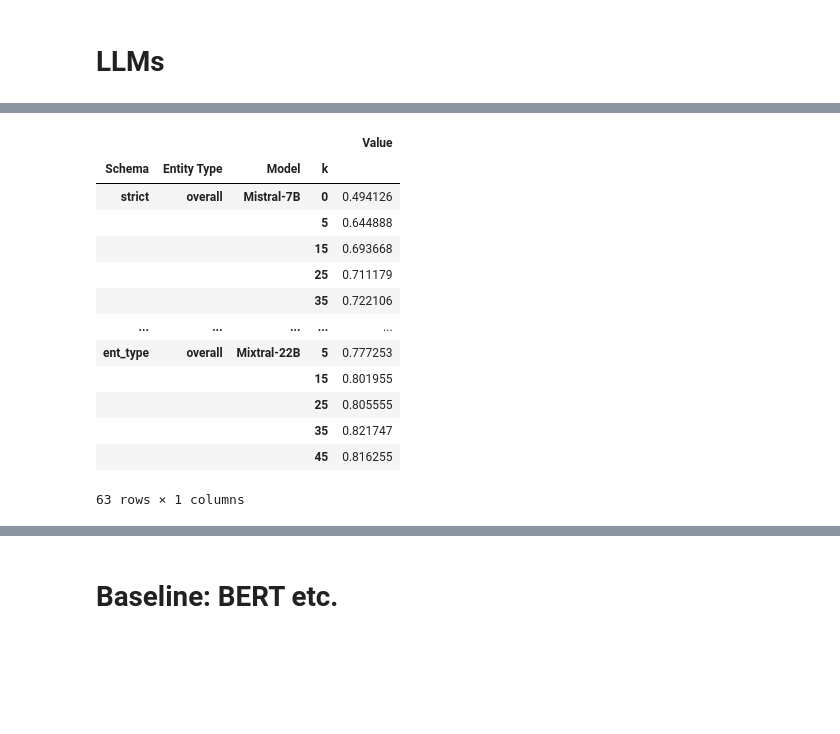
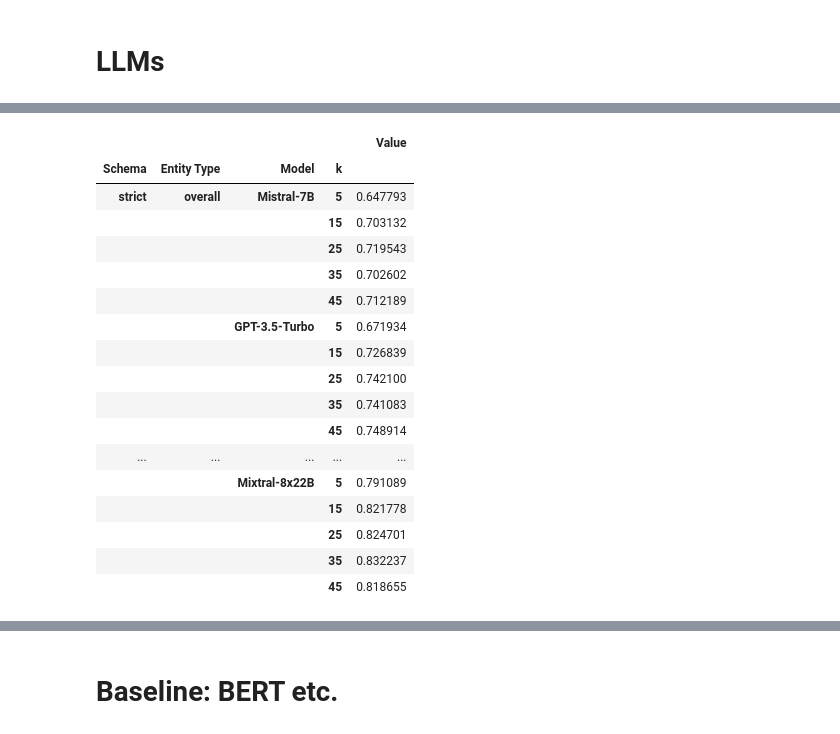
Before and after one commit to progsi/YTUnCoverLLM, a Jupyter notebook: notebooks/reddit_results.ipynb, the cells around one changed output, grey strips where cells are left out. Drawn from its saved outputs; the diff is of its cells as text; code cells hidden in the pictures; blank space fills up the shorter version.

```diff
--- a/notebooks/reddit_results.ipynb
+++ b/notebooks/reddit_results.ipynb
@@ -70,5 +70,6 @@ def aggregated_results_llm(
                                 results[metric][schema][ent_type][model][k].append(predictions[key])
     return results
 
-agg_results = aggregated_results_llm("../output/rand_sampling")
+results_rand = aggregated_results_llm("../output/rand_sampling")
+results_tfidf = aggregated_results_llm("../output/tfidf_sampling")
 # %% [output]
@@ -111,5 +112,5 @@ def results_to_dataframe(aggregated_results, metric, agg_func='mean'):
                         data.append([schema, ent_type, model, k_shot, agg_value])
 
     df = pd.DataFrame(data, columns=['Schema', 'Entity Type', 'Model', 'k', 'Value'])
-    df.Model = df.Model.str.replace("mistral", "Mistral-7B").str.replace("mixtral", "Mixtral-22B").str.replace("gpt-3.5-turbo-0125", "GPT-3.5-Turbo")
+    df.Model = df.Model.str.replace("mistral", "Mistral-7B").str.replace("mixtral", "Mixtral-8x22B").str.replace("gpt-3.5-turbo-0125", "GPT-3.5-Turbo")
     return df.set_index(["Schema", "Entity Type", "Model", "k"])
@@ -116,17 +143,21 @@ def results_to_dataframe(aggregated_results, metric, agg_func='mean'):
 # %%
-results_to_dataframe(agg_results, "f1_macro", "mean")
+results_to_dataframe(results_tfidf, "f1_macro", "mean")
 # %% [output]
 |  |  |  |  | Value |
 | Schema | Entity Type | Model | k |  |
-| strict | overall | Mistral-7B | 0 | 0.494126 |
-|  |  |  | 5 | 0.644888 |
-|  |  |  | 15 | 0.693668 |
-|  |  |  | 25 | 0.711179 |
-|  |  |  | 35 | 0.722106 |
+| strict | overall | Mistral-7B | 5 | 0.647793 |
+|  |  |  | 15 | 0.703132 |
+|  |  |  | 25 | 0.719543 |
+|  |  |  | 35 | 0.702602 |
+|  |  |  | 45 | 0.712189 |
+|  |  | GPT-3.5-Turbo | 5 | 0.671934 |
+|  |  |  | 15 | 0.726839 |
+|  |  |  | 25 | 0.742100 |
+|  |  |  | 35 | 0.741083 |
+|  |  |  | 45 | 0.748914 |
 | ... | ... | ... | ... | ... |
-| ent_type | overall | Mixtral-22B | 5 | 0.777253 |
-|  |  |  | 15 | 0.801955 |
-|  |  |  | 25 | 0.805555 |
-|  |  |  | 35 | 0.821747 |
-|  |  |  | 45 | 0.816255 |
+|  |  | Mixtral-8x22B | 5 | 0.791089 |
+|  |  |  | 15 | 0.821778 |
+|  |  |  | 25 | 0.824701 |
+|  |  |  | 35 | 0.832237 |
+|  |  |  | 45 | 0.818655 |
-63 rows × 1 columns
```
Also changed, not shown: parts of 15 cells of this notebook, 9 other files.
